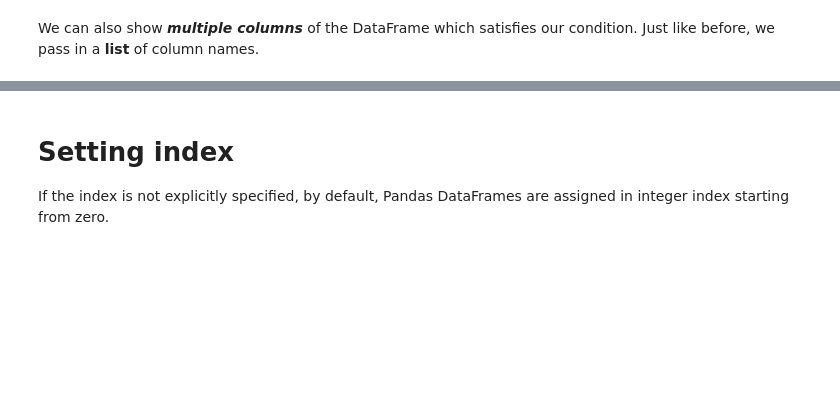
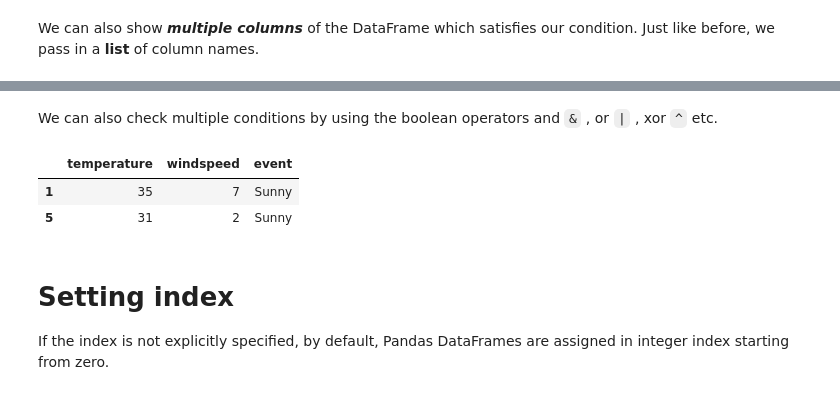
Before and after one commit to AmitBaroi/Codebasics---Pandas, a Jupyter notebook: 1_DataFrame basics.ipynb, the cells around one changed output, grey strips where cells are left out. Cells and saved outputs as stored; diff of their text form; code cells hidden in the pictures; blank space fills up the shorter version.

```diff
--- a/1_DataFrame basics.ipynb
+++ b/1_DataFrame basics.ipynb
@@ -182,3 +211,12 @@ df[df.temperature == df.temperature.max()][['day', 'temperature']]
+# %% [markdown]
+We can also check multiple conditions by using the boolean operators and `&` , or `|` , xor  `^`  etc.
+# %%
+# Rows: 'temperature' > 30 and 'event' was 'Sunny', Columns: temperature and all afterwards
+df.loc[(df['temperature'] > 30) & (df['event'] == 'Sunny'), 'temperature':]
+# %% [output]
+|  | temperature | windspeed | event |
+| 1 | 35 | 7 | Sunny |
+| 5 | 31 | 2 | Sunny |
 # %% [markdown]
 # Setting index
 If the index is not explicitly specified, by default, Pandas DataFrames are assigned in integer index starting from zero.
```
Also changed, not shown: parts of 16 cells of this notebook, 6 other files.
